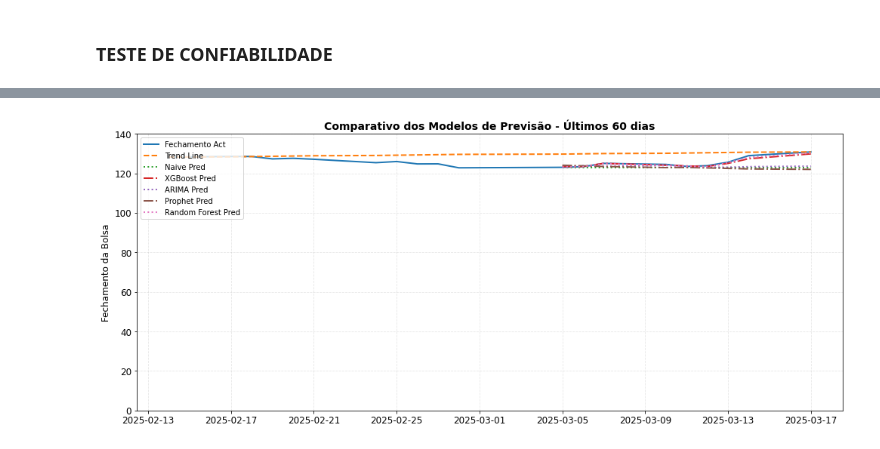
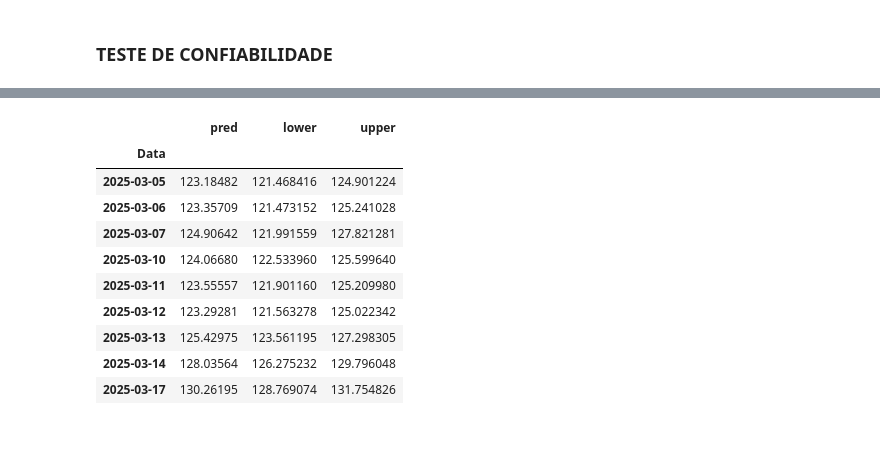
Before and after one commit to luishrufino/previsao_ibovespa, a Jupyter notebook: Machine Code.ipynb, the cells around one changed output, grey strips where cells are left out. Saved outputs shown, nothing was run; the diff lists cells and outputs as text; code cells hidden in the pictures.

```diff
--- a/Machine Code.ipynb
+++ b/Machine Code.ipynb
@@ -481,42 +378,0 @@ See the caveats in the documentation: https://pandas.pydata.org/pandas-docs/stab
-# %%
-import matplotlib.pyplot as plt
-import seaborn as sns
-
-# Aplicando estilo escuro
-# plt.style.use('dark_background')  # Tema escuro do matplotlib
-# sns.set_style("darkgrid")         # Grade com fundo escuro (opcional)
-
-plt.rcParams['font.size'] = 12
-plt.rcParams['axes.titlesize'] = 14
-plt.rcParams['axes.labelsize'] = 12
-
-# Dados
-historic_filter = historic_df.tail(20).copy()
-delta_date = historic_filter['Último'].iloc[-1] - historic_filter['Último'].iloc[0]
-line_trend = delta_date / (len(historic_filter) - 1)
-historic_filter['Trend'] = (line_trend * range(len(historic_filter))) + historic_filter['Último'].iloc[0]
-naive_filter = naive_pred.tail(20)
-
-# Plot
-fig, ax = plt.subplots(figsize=(14, 6))
-
-# Plot das linhas (sem definir cores manualmente)
-ax.plot(historic_filter.index, historic_filter['Último'], linewidth=2, label='Fechamento Act')
-ax.plot(historic_filter.index, historic_filter['Trend'], linestyle='--', linewidth=2, label='Trend Line')
-ax.plot(df_test.index, naive_filter.loc[df_test.index], linestyle=':', linewidth=2, label='Naive Pred')
-ax.plot(df_test.index, xgb_pred_df.loc[df_test.index], linestyle='-.', linewidth=2, label='XGBoost Pred')
-ax.plot(df_test.index, arima_pred_df.loc[df_test.index], linestyle=':', linewidth=2, label='ARIMA Pred')
-ax.plot(df_test.index, prophet_pred_df.loc[df_test.index], linestyle='-.', linewidth=2, label='Prophet Pred')
-ax.plot(df_test.index, rf_pred_df.loc[df_test.index], linestyle=':', linewidth=2, label='Random Forest Pred')
-
-# Layout
-ax.set_ylabel('Fechamento da Bolsa', fontsize=12)
-ax.set_title('Comparativo dos Modelos de Previsão - Últimos 60 dias', fontsize=14, weight='bold')
-ax.set_ylim(bottom=0, top=140)
-ax.legend(loc='upper left', frameon=True, fontsize=10)
-ax.grid(True, linestyle='--', alpha=0.3)
-
-plt.tight_layout()
-plt.show()
-# %% [output]
-[figure, removed]
@@ -522,0 +387,21 @@ plt.show()
+# %%
+rf_intervalo = pd.DataFrame({
+    'pred': rf_pred,
+    'lower': lower_bound,
+    'upper': upper_bound
+}, index=df_test.index)
+
+
+rf_intervalo
+# %% [output]
+|  | pred | lower | upper |
+| Data |  |  |  |
+| 2025-03-05 | 123.18482 | 121.468416 | 124.901224 |
+| 2025-03-06 | 123.35709 | 121.473152 | 125.241028 |
+| 2025-03-07 | 124.90642 | 121.991559 | 127.821281 |
+| 2025-03-10 | 124.06680 | 122.533960 | 125.599640 |
+| 2025-03-11 | 123.55557 | 121.901160 | 125.209980 |
+| 2025-03-12 | 123.29281 | 121.563278 | 125.022342 |
+| 2025-03-13 | 125.42975 | 123.561195 | 127.298305 |
+| 2025-03-14 | 128.03564 | 126.275232 | 129.796048 |
+| 2025-03-17 | 130.26195 | 128.769074 | 131.754826 |
```
Also changed, not shown: parts of 16 cells of this notebook.
